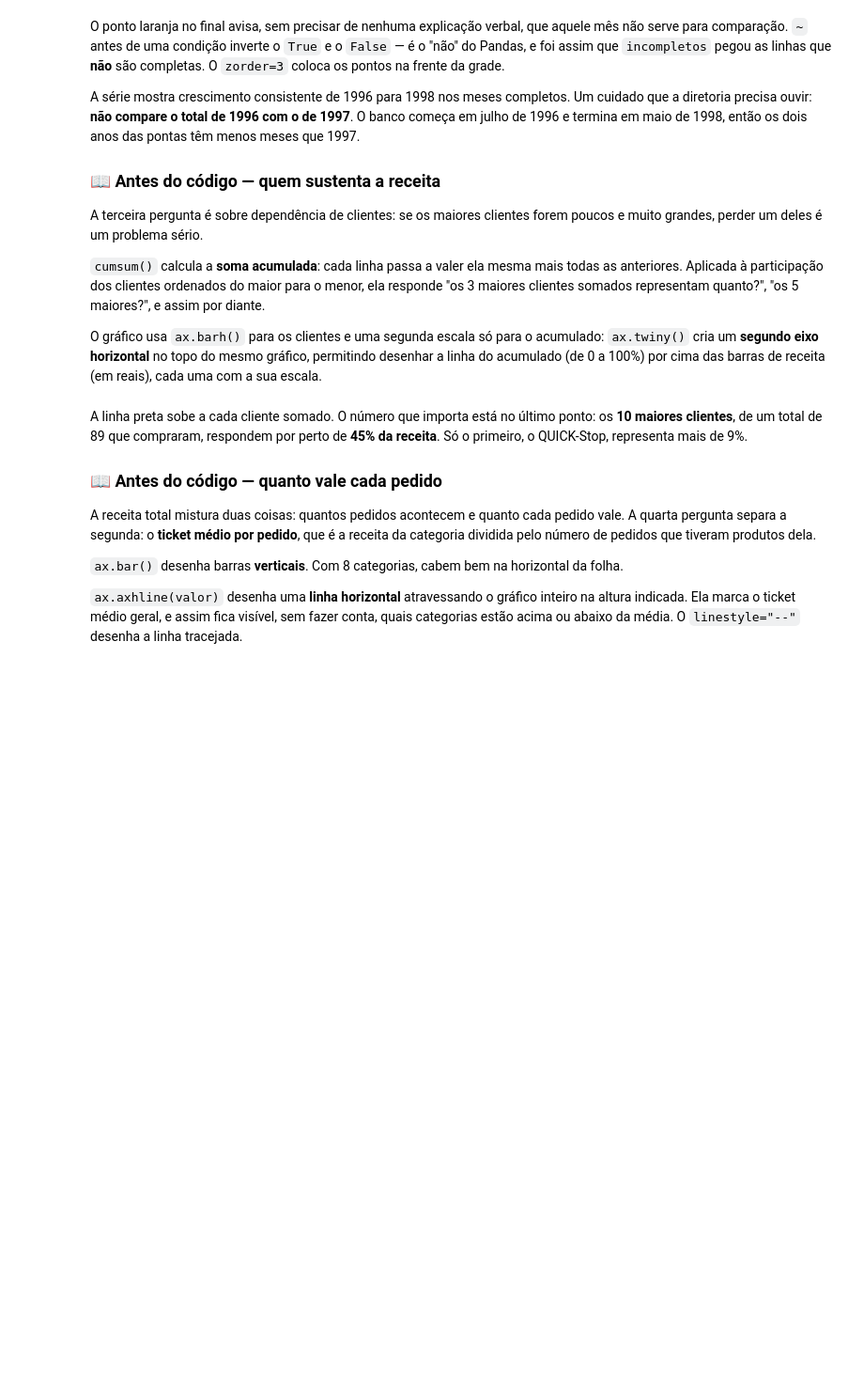
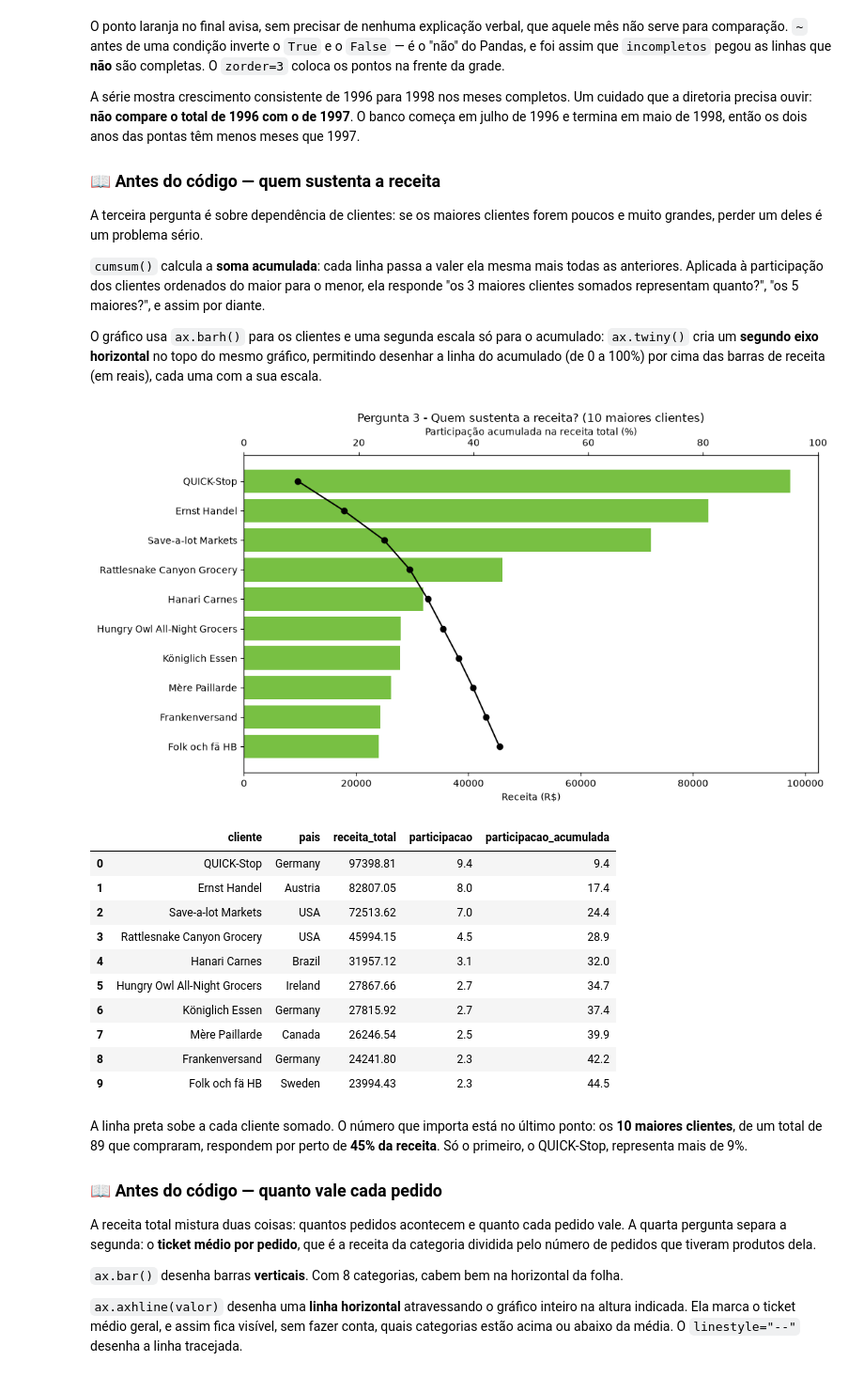
Before and after one commit to laisalegri/turma05-analise-de-dados-com-python, a Jupyter notebook: 12_/notebook_colab_aluno.ipynb, the cells around one changed output. Shown at 94% size. Cells and saved outputs as stored; diff of their text form; code cells hidden in the pictures; blank space fills up the shorter version.

```diff
--- a/12_/notebook_colab_aluno.ipynb
+++ b/12_/notebook_colab_aluno.ipynb
@@ -3454,35 +4350,49 @@ conexao = psycopg2.connect(
     host="localhost",
     dbname="northwind",
     user="postgres",
-    password="SUA_SENHA_AQUI",
+    password="admin",
+    port=5433,
 )
 
 clientes = pd.read_sql("SELECT * FROM analytics.ouro_top_clientes ORDER BY receita_total DESC", conexao)
 categorias = pd.read_sql(
     "SELECT * FROM analytics.ouro_receita_categoria ORDER BY receita_total DESC", conexao
 )
 
 conexao.close()
 
 receita_total = categorias["receita_total"].sum()
 clientes["participacao"] = (100 * clientes["receita_total"] / receita_total).round(1)
 clientes["participacao_acumulada"] = clientes["participacao"].cumsum().round(1)
 
 fig, ax = plt.subplots(figsize=(11, 6))
 ax.barh(clientes["cliente"], clientes["receita_total"], color="#78C043")
 ax.invert_yaxis()
 ax.set_xlabel("Receita (R$)")
 ax.set_title("Pergunta 3 - Quem sustenta a receita? (10 maiores clientes)")
 
 eixo_acumulado = ax.twiny()
 eixo_acumulado.plot(clientes["participacao_acumulada"], clientes["cliente"], color="black", marker="o")
 eixo_acumulado.set_xlim(0, 100)
 eixo_acumulado.set_xlabel("Participação acumulada na receita total (%)")
 
 fig.tight_layout()
 plt.show()
 
 display(clientes[["cliente", "pais", "receita_total", "participacao", "participacao_acumulada"]])
+# %% [output]
+[figure, added]
+|  | cliente | pais | receita_total | participacao | participacao_acumulada |
+| 0 | QUICK-Stop | Germany | 97398.81 | 9.4 | 9.4 |
+| 1 | Ernst Handel | Austria | 82807.05 | 8.0 | 17.4 |
+| 2 | Save-a-lot Markets | USA | 72513.62 | 7.0 | 24.4 |
+| 3 | Rattlesnake Canyon Grocery | USA | 45994.15 | 4.5 | 28.9 |
+| 4 | Hanari Carnes | Brazil | 31957.12 | 3.1 | 32.0 |
+| 5 | Hungry Owl All-Night Grocers | Ireland | 27867.66 | 2.7 | 34.7 |
+| 6 | Königlich Essen | Germany | 27815.92 | 2.7 | 37.4 |
+| 7 | Mère Paillarde | Canada | 26246.54 | 2.5 | 39.9 |
+| 8 | Frankenversand | Germany | 24241.80 | 2.3 | 42.2 |
+| 9 | Folk och fä HB | Sweden | 23994.43 | 2.3 | 44.5 |
 # %% [markdown]
 A linha preta sobe a cada cliente somado. O número que importa está no último ponto: os **10 maiores clientes**, de um total de 89 que compraram, respondem por perto de **45% da receita**. Só o primeiro, o QUICK-Stop, representa mais de 9%.
 
```
Also changed, not shown: parts of 52 cells of this notebook, 10 other files.
